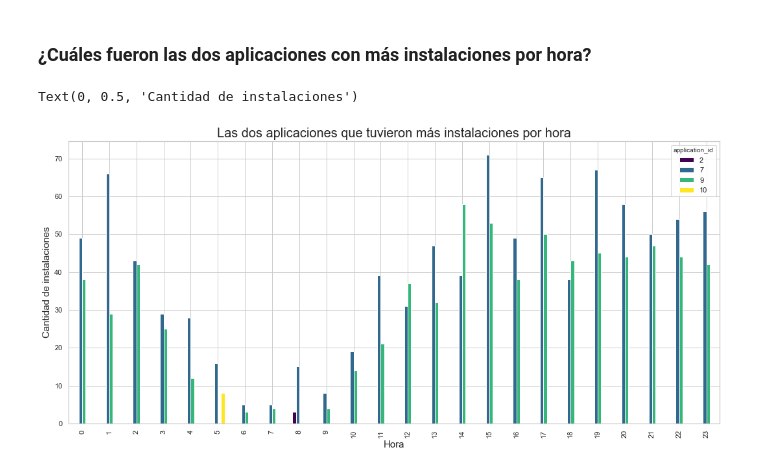
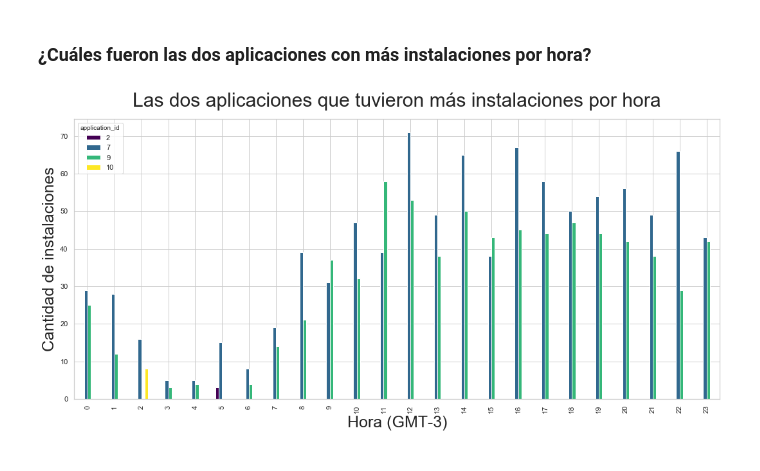
Before and after one commit to AlejandroKler/Datanesa, a Jupyter notebook: Analisis_aplicaciones.ipynb, the cells around one changed output. Saved outputs shown, nothing was run; the diff lists cells and outputs as text; code cells hidden in the pictures.

```diff
--- a/Analisis_aplicaciones.ipynb
+++ b/Analisis_aplicaciones.ipynb
@@ -13,4 +13,5 @@ installs_dtypes = {'ref_type': 'category', 'device_countrycode': 'category',
 installs = pd.read_csv('installs.csv', dtype = installs_dtypes)
 
 installs["created"] =  pd.to_datetime(installs["created"], errors = "coerce") #parseo de fechas
+installs["created_gmt"] = installs['created'].dt.tz_localize("UTC").dt.tz_convert('America/Argentina/Cordoba').dt.tz_localize(None)
 # %%
@@ -67,7 +43,7 @@ Text(0, 0.5, 'Cantidad de instalaciones')
 # %% [markdown]
 ### ¿Cuáles fueron las dos aplicaciones con más instalaciones por hora?
 # %%
-installs['hora'] = installs['created'].dt.hour
+installs['hora'] = installs['created_gmt'].dt.hour
 # %%
 installs_group = installs.groupby(['hora','application_id']).agg({'cant_installs':'count'})
 # %%
@@ -77,9 +53,10 @@ max_installs_hora = installs_group.sort_values(by = 'cant_installs', ascending =
 colours = {2: 'blue', 7: 'green', 9: 'black', 10: 'red'}
 # %%
 plot = max_installs_hora.pivot(index='hora', columns='application_id', values='cant_installs').plot(kind='bar', figsize = (18,8) ,colormap='viridis')
-plot.set_title("Las dos aplicaciones que tuvieron más instalaciones por hora", fontsize = 20)
-plot.set_xlabel("Hora", fontsize = 15)
-plot.set_ylabel("Cantidad de instalaciones", fontsize = 15)
+plot.set_title("Las dos aplicaciones que tuvieron más instalaciones por hora", fontsize = 30)
+plot.set_xlabel("Hora (GMT-3)", fontsize = 25)
+plot.set_ylabel("Cantidad de instalaciones", fontsize = 25)
+plot.title.set_position([.5, 1.03])
+plt.savefig("apps_mas_instaladas_hora", dpi = 300)
 # %% [output]
-Text(0, 0.5, 'Cantidad de instalaciones')
-[figure, old version]
+[figure, new version]
```
Also changed, not shown: parts of 6 cells of this notebook, 3 other files.
